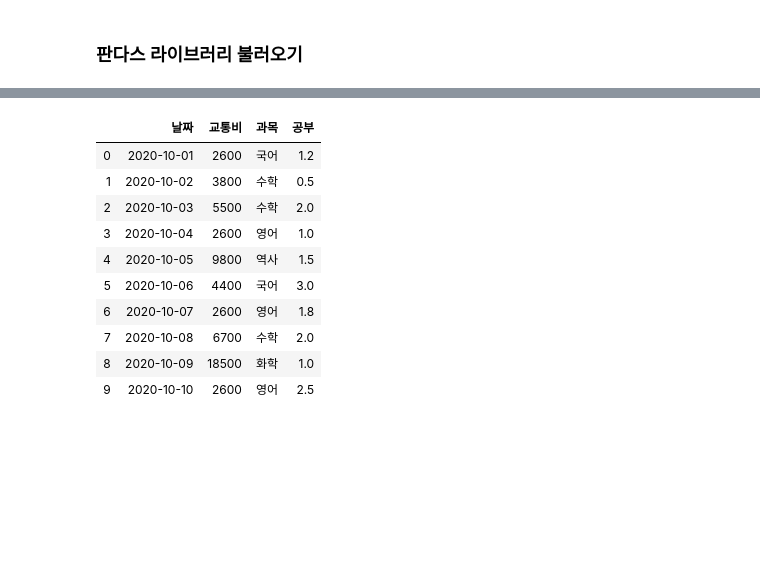
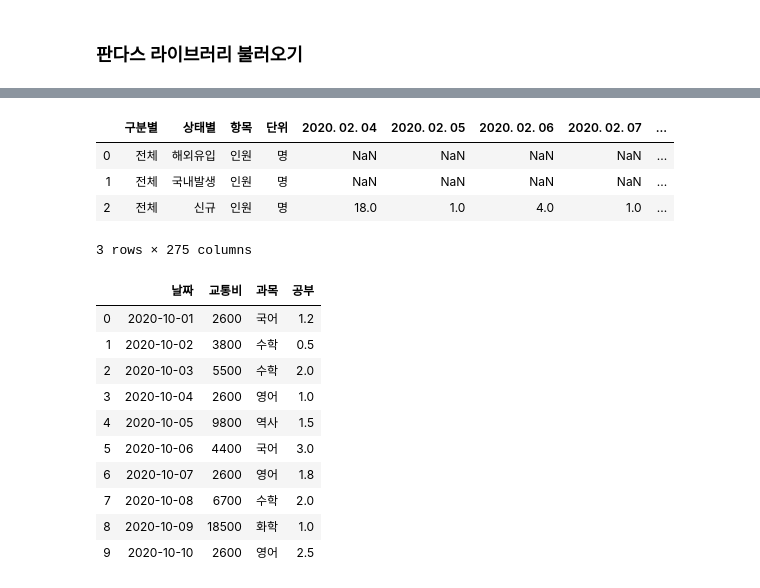
Before and after one commit to sagelab4data/HyundaiHigh_1, a Jupyter notebook: Day2_data_analysis_basic_1.ipynb, the cells around one changed output, grey strips where cells are left out. Cells and saved outputs as stored; diff of their text form; code cells hidden in the pictures; blank space fills up the shorter version.

```diff
--- a/Day2_data_analysis_basic_1.ipynb
+++ b/Day2_data_analysis_basic_1.ipynb
@@ -88,6 +29,15 @@ df4 = pd.DataFrame([['A', 'B'],
 # %%
 # df5 = pd.read_csv('data/test/HDHigh-sample-data_v3.csv', encoding='euc-kr')
 # df5
+# %%
+corona = pd.read_csv('data/test/Day2_corona_cases_SK.csv',  encoding='euc-kr')
+corona
+# %% [output]
+|  | 구분별 | 상태별 | 항목 | 단위 | 2020. 02. 04 | 2020. 02. 05 | 2020. 02. 06 | 2020. 02. 07 | ... |
+| 0 | 전체 | 해외유입 | 인원 | 명 | NaN | NaN | NaN | NaN | ... |
+| 1 | 전체 | 국내발생 | 인원 | 명 | NaN | NaN | NaN | NaN | ... |
+| 2 | 전체 | 신규 | 인원 | 명 | 18.0 | 1.0 | 4.0 | 1.0 | ... |
+3 rows × 275 columns
 # %%
 df5 = pd.read_csv('https://github.com/sagelab4data/HyundaiHigh_1/blob/main/HDHigh-sample-data_v3.csv?raw=true', encoding='euc-kr')
 df5
```
Also changed, not shown: parts of 21 cells of this notebook.
